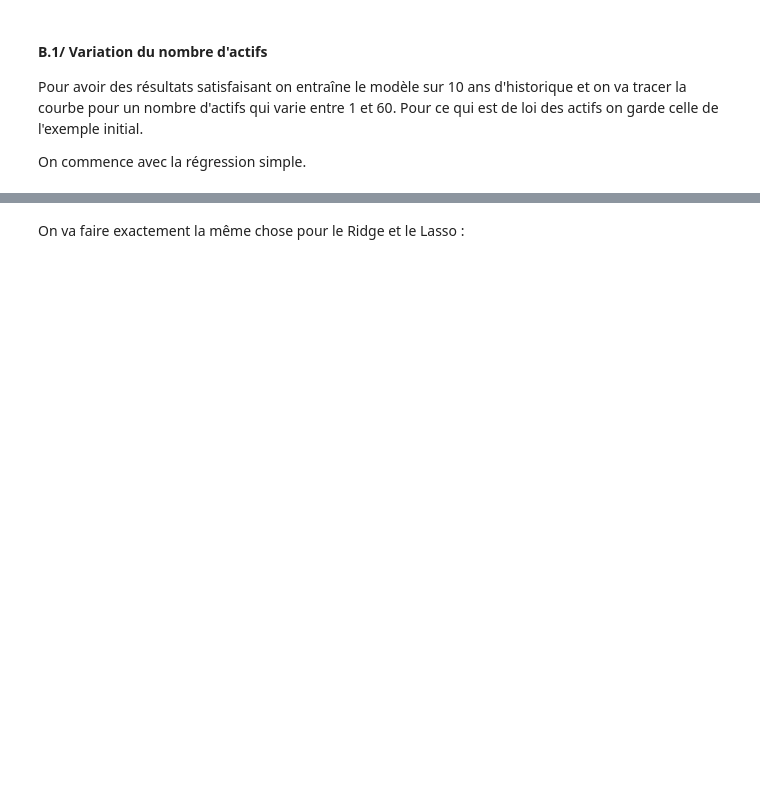
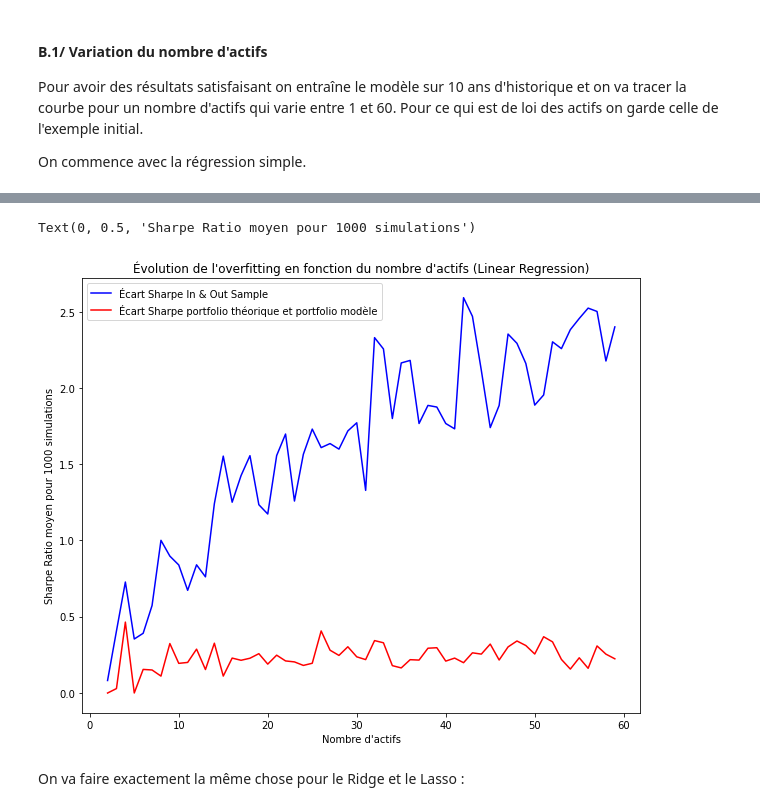
Before and after one commit to PyTomSss/StatApp_M1_ENSAE, a Jupyter notebook: Brouillon_Tom/Notebook_brouillon_Tom.ipynb, the cells around one changed output, grey strips where cells are left out. Saved outputs shown, nothing was run; the diff lists cells and outputs as text; code cells hidden in the pictures; blank space fills up the shorter version.

```diff
--- a/Brouillon_Tom/Notebook_brouillon_Tom.ipynb
+++ b/Brouillon_Tom/Notebook_brouillon_Tom.ipynb
@@ -728,3 +727,16 @@ Text(0, 0.5, 'Sharpe Ratio moyen pour 1000 simulations')
+# %%
+plt.figure(figsize=(10, 8))
+
+plt.plot(x, np.array(sharpe_in_sample_) - np.array(sharpes_mean), label = 'Écart Sharpe In & Out Sample', color = 'blue')
+plt.plot(x, np.array(sharpe_opti_theo) - np.array(sharpes_mean), label = 'Écart Sharpe portfolio théorique et portfolio modèle', color = 'red')
+plt.legend()
+
+plt.title("Évolution de l'overfitting en fonction du nombre d'actifs (Linear Regression)")
+plt.xlabel("Nombre d'actifs")
+plt.ylabel('Sharpe Ratio moyen pour 1000 simulations')
+# %% [output]
+Text(0, 0.5, 'Sharpe Ratio moyen pour 1000 simulations')
+[figure, added]
 # %% [markdown]
 On va faire exactement la même chose pour le Ridge et le Lasso :
 # %%
```
Also changed, not shown: parts of 37 cells of this notebook.
